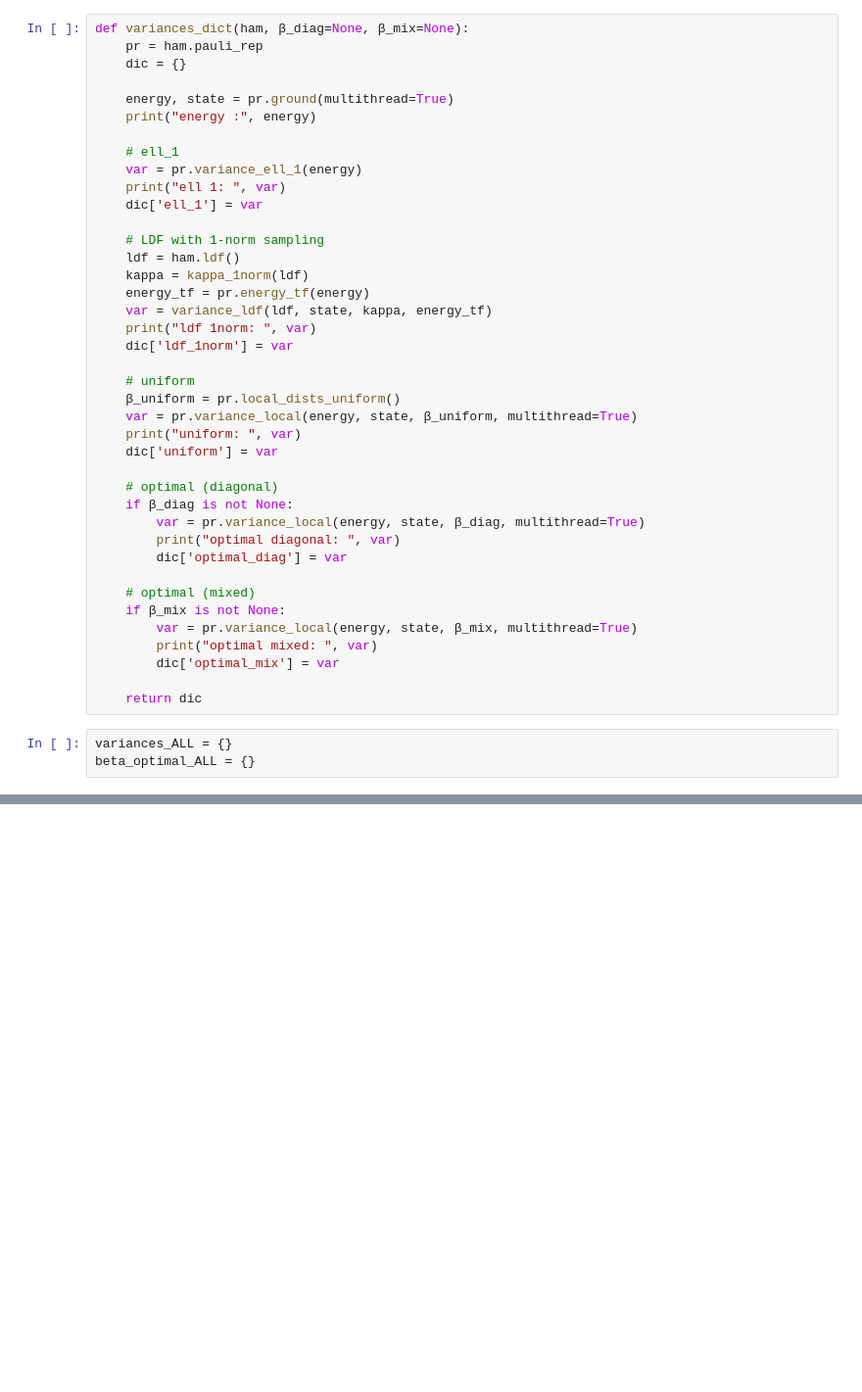
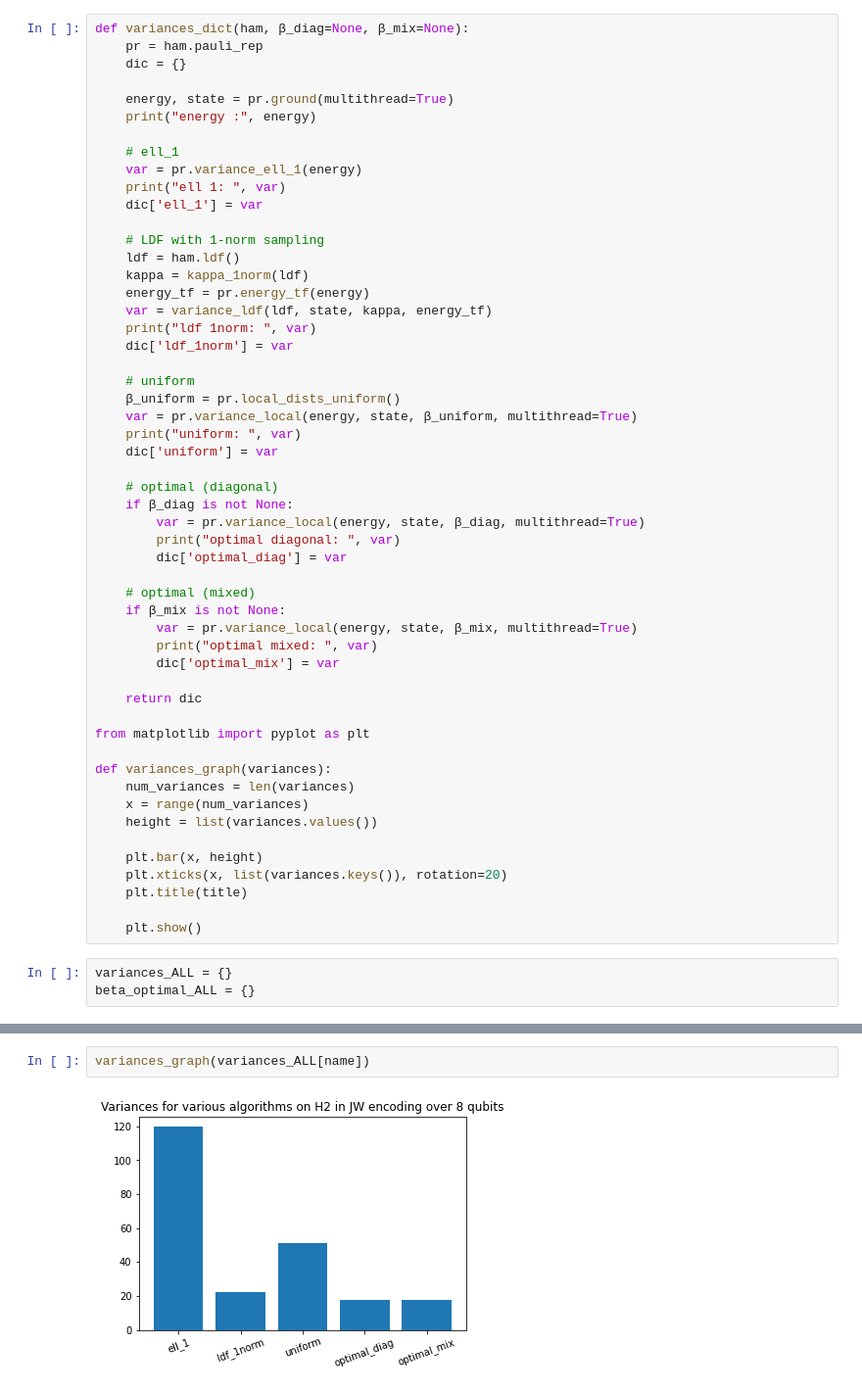
Before and after one commit to charleshadfield/variances, a Jupyter notebook: python/intro.ipynb, the cells around one changed output, grey strips where cells are left out. Shown at 98% size. Saved outputs shown, nothing was run; the diff lists cells and outputs as text; blank space fills up the shorter version.

```diff
--- a/python/intro.ipynb
+++ b/python/intro.ipynb
@@ -216,6 +216,19 @@ def variances_dict(ham, β_diag=None, β_mix=None):
         dic['optimal_mix'] = var
 
     return dic
+
+from matplotlib import pyplot as plt
+
+def variances_graph(variances):
+    num_variances = len(variances)
+    x = range(num_variances)
+    height = list(variances.values())
+
+    plt.bar(x, height)
+    plt.xticks(x, list(variances.keys()), rotation=20)
+    plt.title(title)
+
+    plt.show()
 # %%
 variances_ALL = {}
 beta_optimal_ALL = {}
@@ -263,0 +268,4 @@ variances_ALL['h2_jw']
+# %%
+variances_graph(variances_ALL[name])
+# %% [output]
+[figure, added]
```
Also changed, not shown: parts of 10 cells of this notebook, 2 other files.
